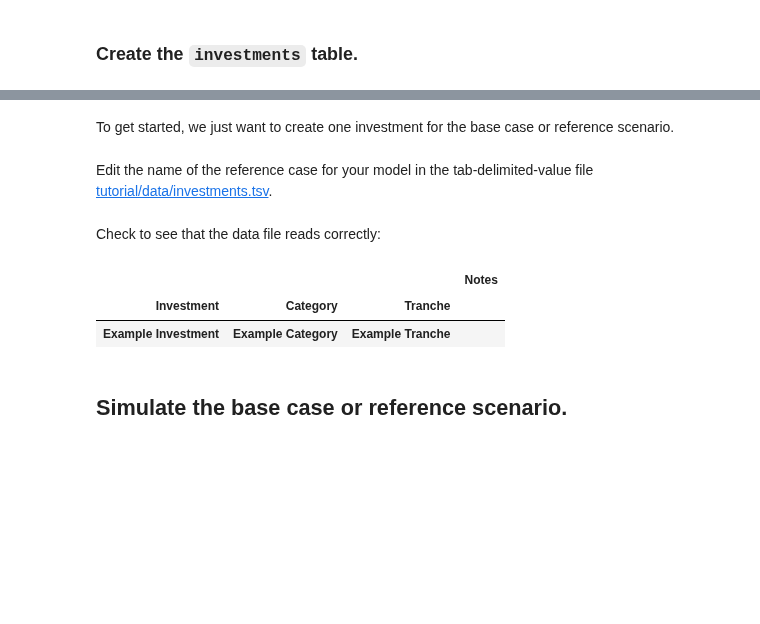
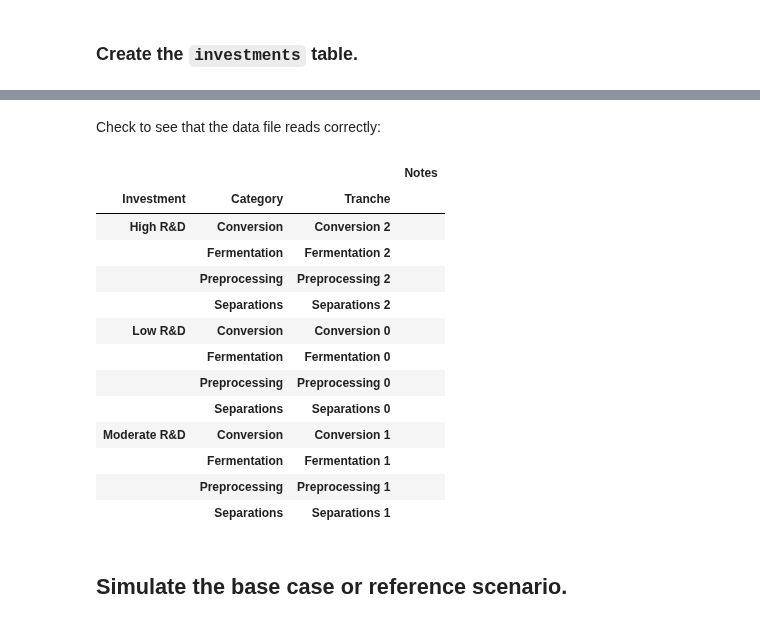
Before and after one commit to NREL/tyche, a Jupyter notebook: tutorial/tutorial-biorefinery-ex.ipynb, the cells around one changed output, grey strips where cells are left out. Cells and saved outputs as stored; diff of their text form; code cells hidden in the pictures; blank space fills up the shorter version.

```diff
--- a/tutorial/tutorial-biorefinery-ex.ipynb
+++ b/tutorial/tutorial-biorefinery-ex.ipynb
@@ -396,16 +353,23 @@ example_investments.investments
-# %% [markdown]
-To get started, we just want to create one investment for the base case or reference scenario.
-# %% [markdown]
-Edit the name of the reference case for your model in the tab-delimited-value file [tutorial/data/investments.tsv](data/).
 # %% [markdown]
 Check to see that the data file reads correctly:
 # %%
-my_investments = ty.Investments("data")
+my_investments = ty.Investments("data/biorefinery_v1")
 my_investments.investments
 # %% [output]
 |  |  |  | Notes |
 | Investment | Category | Tranche |  |
-| Example Investment | Example Category | Example Tranche |  |
+| High R&D | Conversion | Conversion 2 |  |
+|  | Fermentation | Fermentation 2 |  |
+|  | Preprocessing | Preprocessing 2 |  |
+|  | Separations | Separations 2 |  |
+| Low R&D | Conversion | Conversion 0 |  |
+|  | Fermentation | Fermentation 0 |  |
+|  | Preprocessing | Preprocessing 0 |  |
+|  | Separations | Separations 0 |  |
+| Moderate R&D | Conversion | Conversion 1 |  |
+|  | Fermentation | Fermentation 1 |  |
+|  | Preprocessing | Preprocessing 1 |  |
+|  | Separations | Separations 1 |  |
 # %% [markdown]
 ## Simulate the base case or reference scenario.
 # %% [markdown]
```
Also changed, not shown: parts of 16 cells of this notebook, 1 other file.
